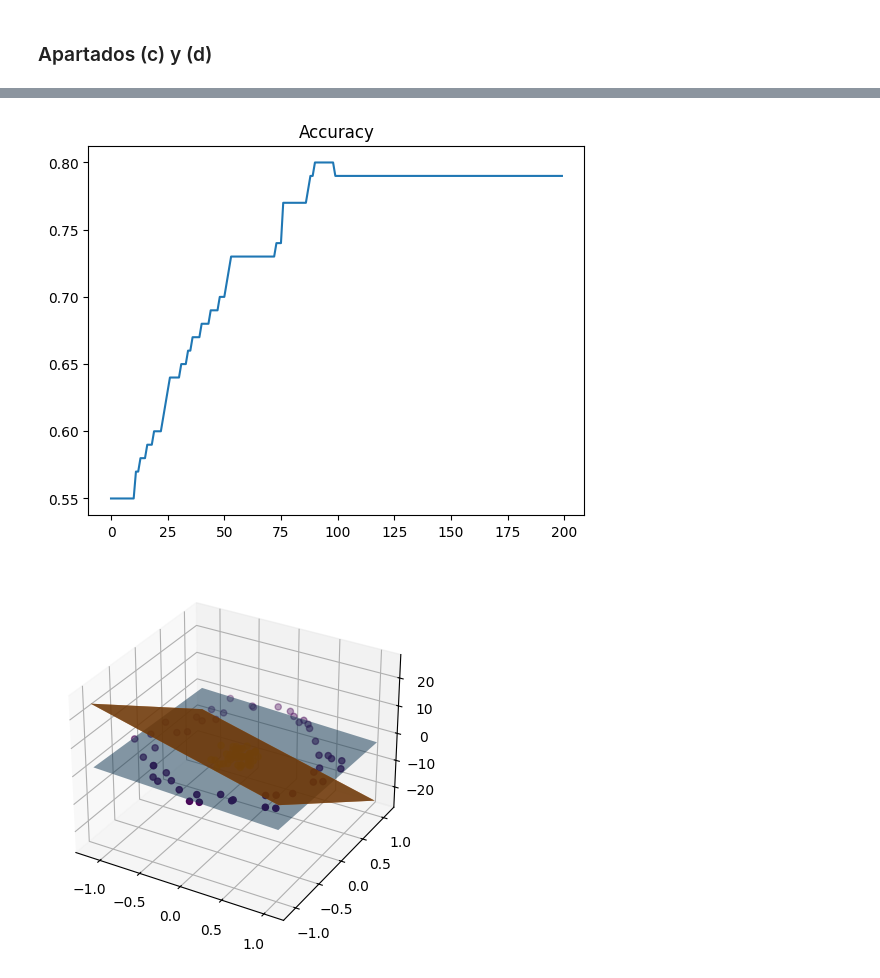
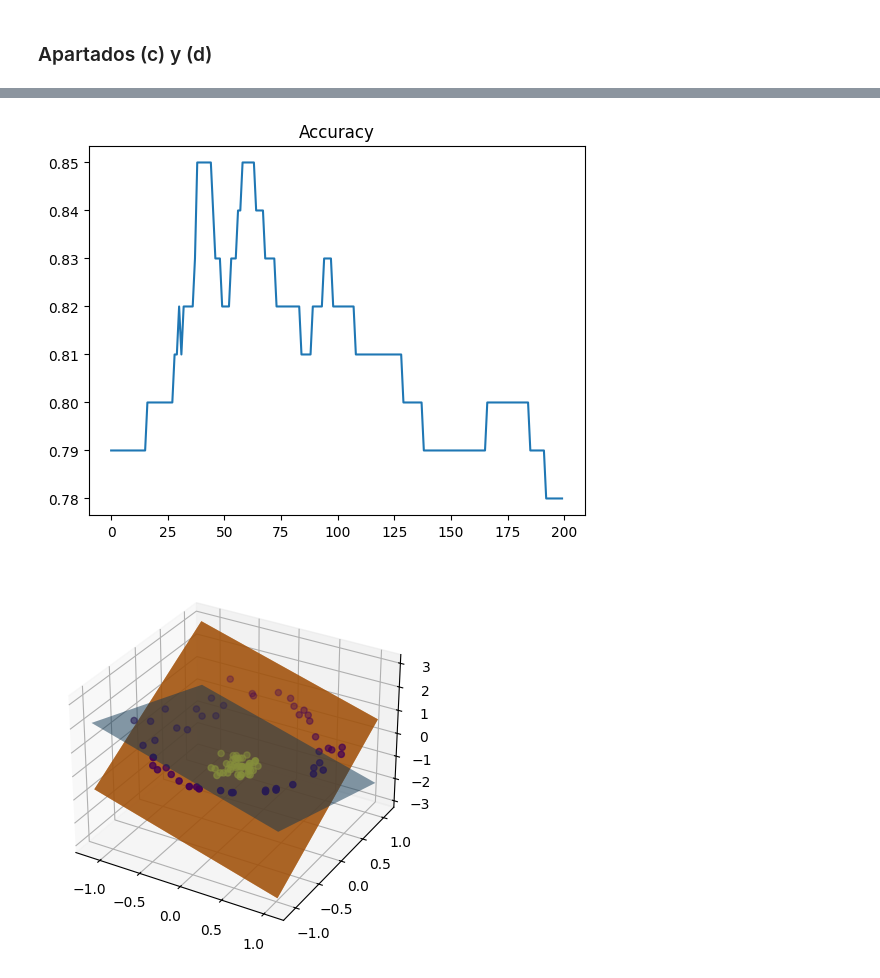
Before and after one commit to mikelsv1/ExploracionAnalisisDatos, a Jupyter notebook: Laboratorio_Lozano/lab3.ipynb, the cells around one changed output, grey strips where cells are left out. Cells and saved outputs as stored; diff of their text form; code cells hidden in the pictures.

```diff
--- a/Laboratorio_Lozano/lab3.ipynb
+++ b/Laboratorio_Lozano/lab3.ipynb
@@ -41,12 +41,11 @@ losses = []
 accuracies = []
 
 for _ in range(iterations):
-    gradient_loss = np.mean((-y * X) / (1 + np.exp(-np.dot(y.T, np.dot(X, w)))))
-    gradient_reg = 2 * lambda_reg * w
-    gradient = gradient_loss + gradient_reg
+    gradient = np.mean((-y * X) / (1 + np.exp(-np.dot(y.T, np.dot(X, w))))) + 2*lambda_reg*w
     w -= learning_rate * gradient
-    print(gradient_loss)
-    losses.append(gradient_loss)
+
+    log_loss = np.mean(np.log(1 + np.exp(-y * np.dot(X, w))))
+    losses.append(log_loss)
     predictions = np.sign(np.dot(X, w))
     accuracy = np.mean(predictions == y.flatten())
     accuracies.append(accuracy)
@@ -113,14 +114,13 @@ losses = []
 accuracies = []
 
 for _ in range(iterations):
-    gradient_loss = np.mean((-y * X) / (1 + np.exp(-np.dot(y.T, np.dot(X, w)))))
-    gradient_reg = 2 * lambda_reg * w
-    gradient = gradient_loss + gradient_reg
+    gradient = np.mean((-y * X) / (1 + np.exp(-np.dot(y.T, np.dot(X, w))))) + 2*lambda_reg*w
 
-    losses.append(gradient_loss)
     predictions = np.sign(np.dot(X, w))
     accuracy = np.mean(predictions == y.flatten())
     accuracies.append(accuracy)
+    log_loss = np.mean(np.log(1 + np.exp(-y * np.dot(X, w))))
+    losses.append(log_loss)
 
     w -= learning_rate * gradient
 
@@ -162,2 +162,2 @@ plt.show()
-[figure, old version]
+[figure, new version]
-[figure, old version]
+[figure, new version]
```
Also changed, not shown: parts of 2 cells of this notebook.
